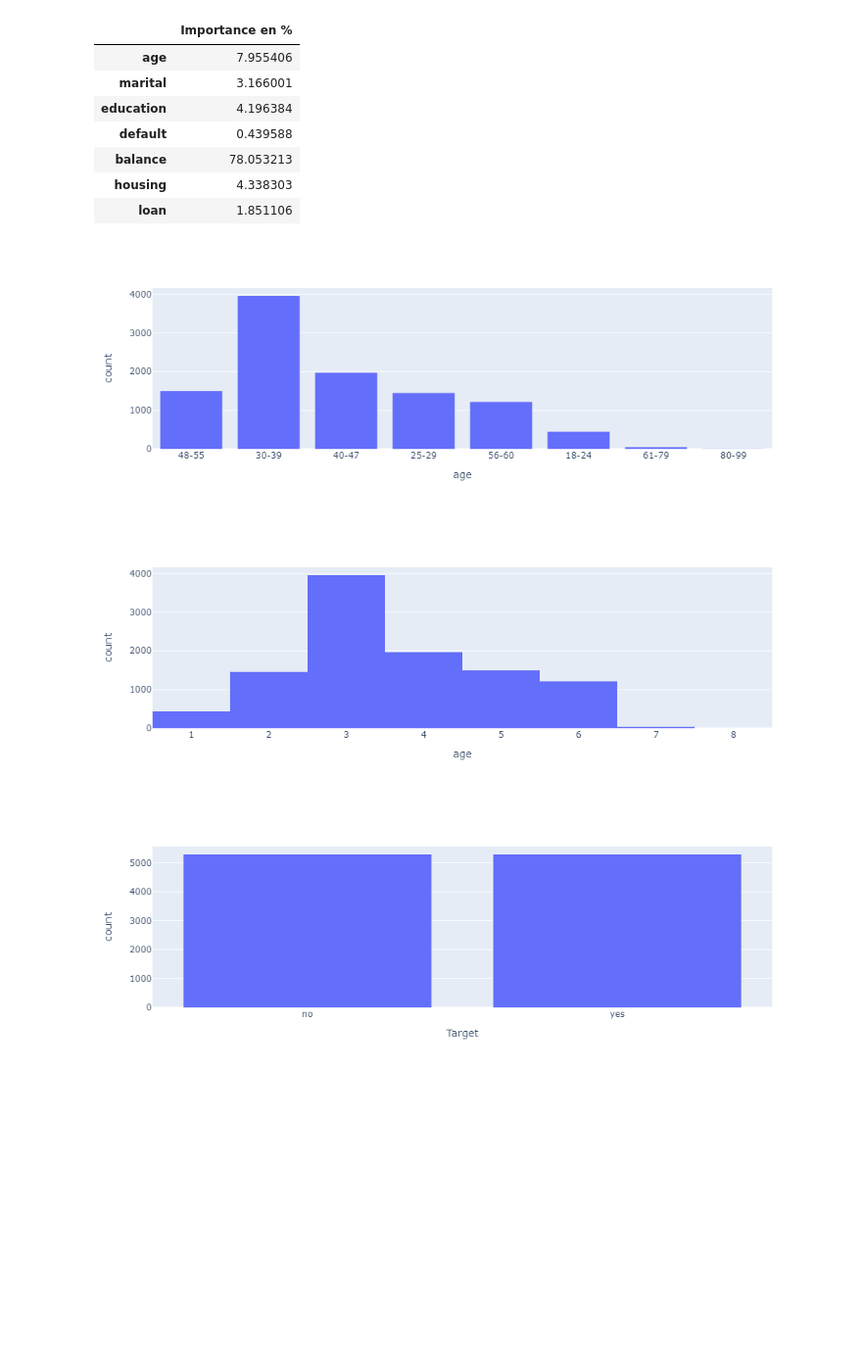
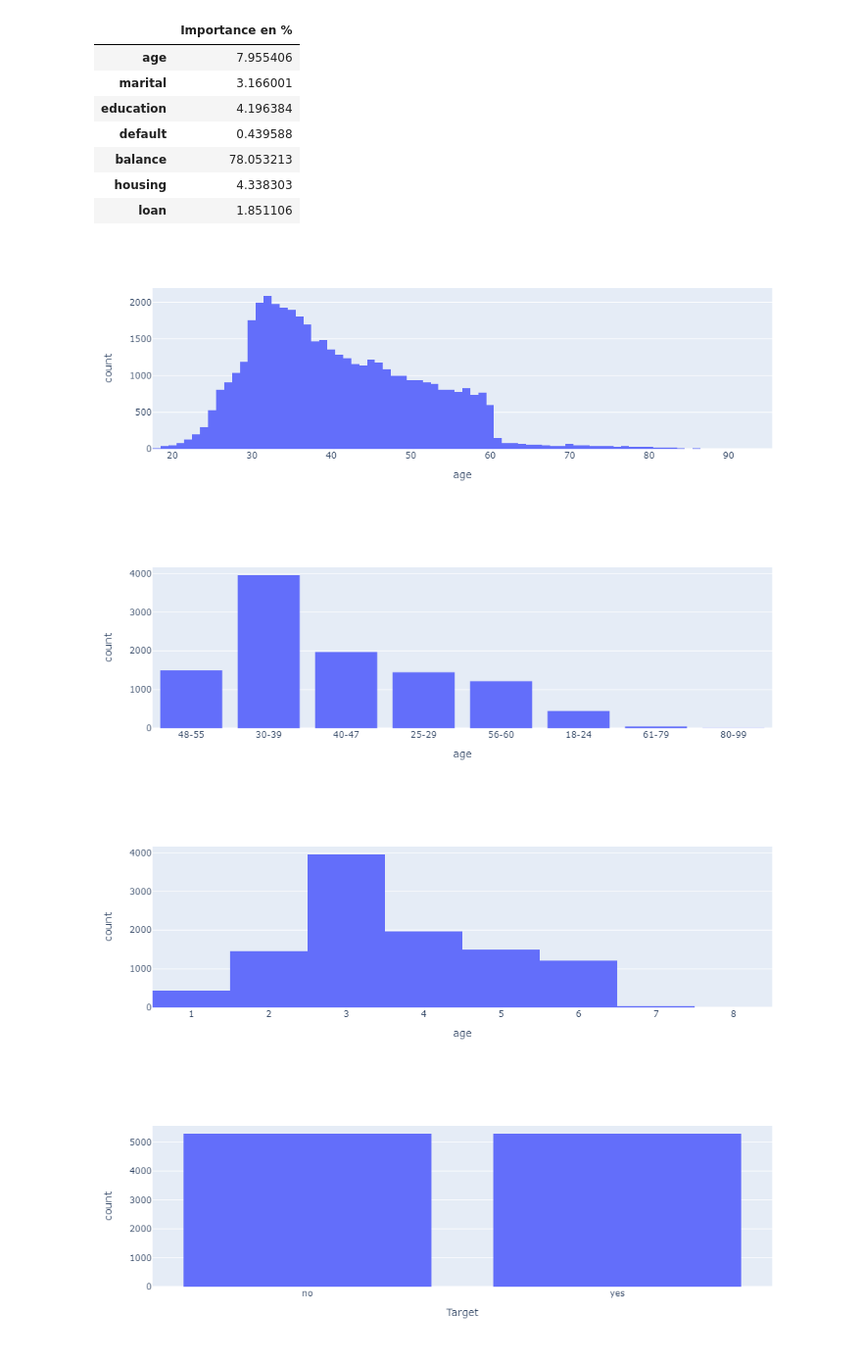
Before and after one commit to ldumay/esiee_2022_ia_tp_banque, a Jupyter notebook: notebook_Zchen.ipynb, the cells around one changed output. Shown at 98% size. Saved outputs shown, nothing was run; the diff lists cells and outputs as text; code cells hidden in the pictures; blank space fills up the shorter version.

Commit message:
add graph

```diff
--- a/notebook_Zchen.ipynb
+++ b/notebook_Zchen.ipynb
@@ -58,6 +58,7 @@ def dfAgeScale(df):
 
 #split data for the first model
 
+# Clean data for the model
 dfClientData = dfCsv[['age','marital','education','default','balance','housing','loan','Target']]
 dfClientData = balancingTragetResult(dfClientData)
 dfClientData['default'] = dfClientData['default'].map(defaultMap)
@@ -69,11 +70,16 @@ dfClientData['education'] = dfClientData['education'].map(educationMap)
 dfClientData = dfAgeScale(dfClientData)
 dfClientData['age'] = dfClientData['age'].map({'18-24':1,'25-29':2, '30-39':3, '40-47':4, '48-55':5, '56-60':6, '61-79':7, '80-99':8})
 
-# dfClientData['age'] = dfClientData['age'].arange(0,100,10)
-# dfClientData
+#brut data for the graph
+dfClientBrutData = dfCsv[['age','marital','education','default','balance','housing','loan','Target']]
+
+#Brut data converted
 dfClientDataReadable = dfCsv[['age','marital','education','default','balance','housing','loan','Target']]
 dfClientDataReadable = balancingTragetResult(dfClientDataReadable)
 dfClientDataReadable = dfAgeScale(dfClientDataReadable)
+
+dfClientBrutData
+
 # dfClientData['age'].value_counts()
 # dfTargetNo['Target'].value_counts()
 # %% [output]
@@ -134,13 +144,16 @@ def pieChart(df, values, names):
     fig = px.pie(df, values=x,names=y)
     fig.show()
 # %%
-fig = px.histogram(dfClientDataReadable.age, x='age')
+fig = px.histogram(dfClientBrutData.age, x='age')
+fig.show()
+fig = px.histogram(dfClientDataReadableScaling.age, x='age')
 fig.show()
 fig = px.histogram(dfClientData.age, x='age')
 fig.show()
 # %% [output]
-[figure, old version]
+[figure, new version]
-[figure, old version]
+[figure, new version]
+[figure, added]
 # %%
 fig = px.histogram(dfClientDataReadable.Target, x='Target')
 fig.show()
```
Also changed, not shown: parts of 1 cell of this notebook.
